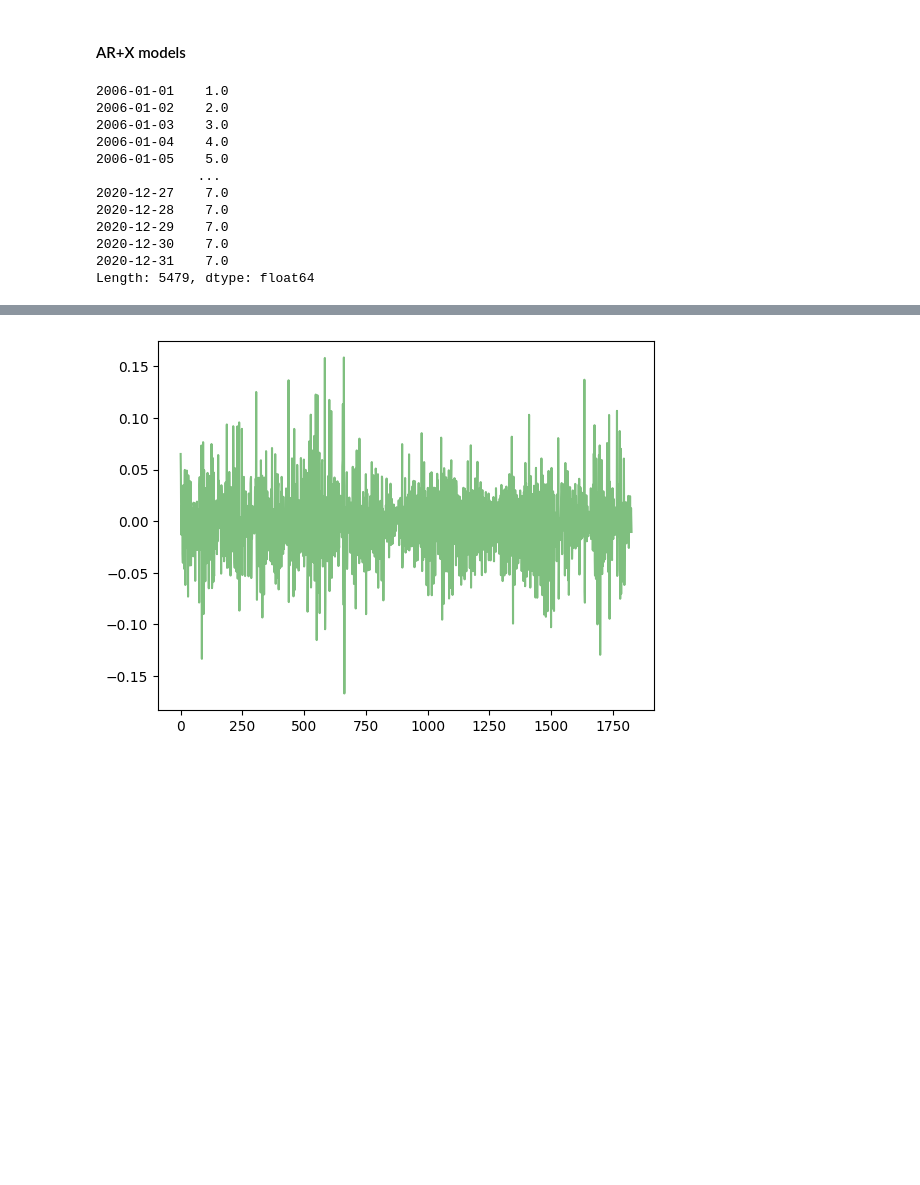
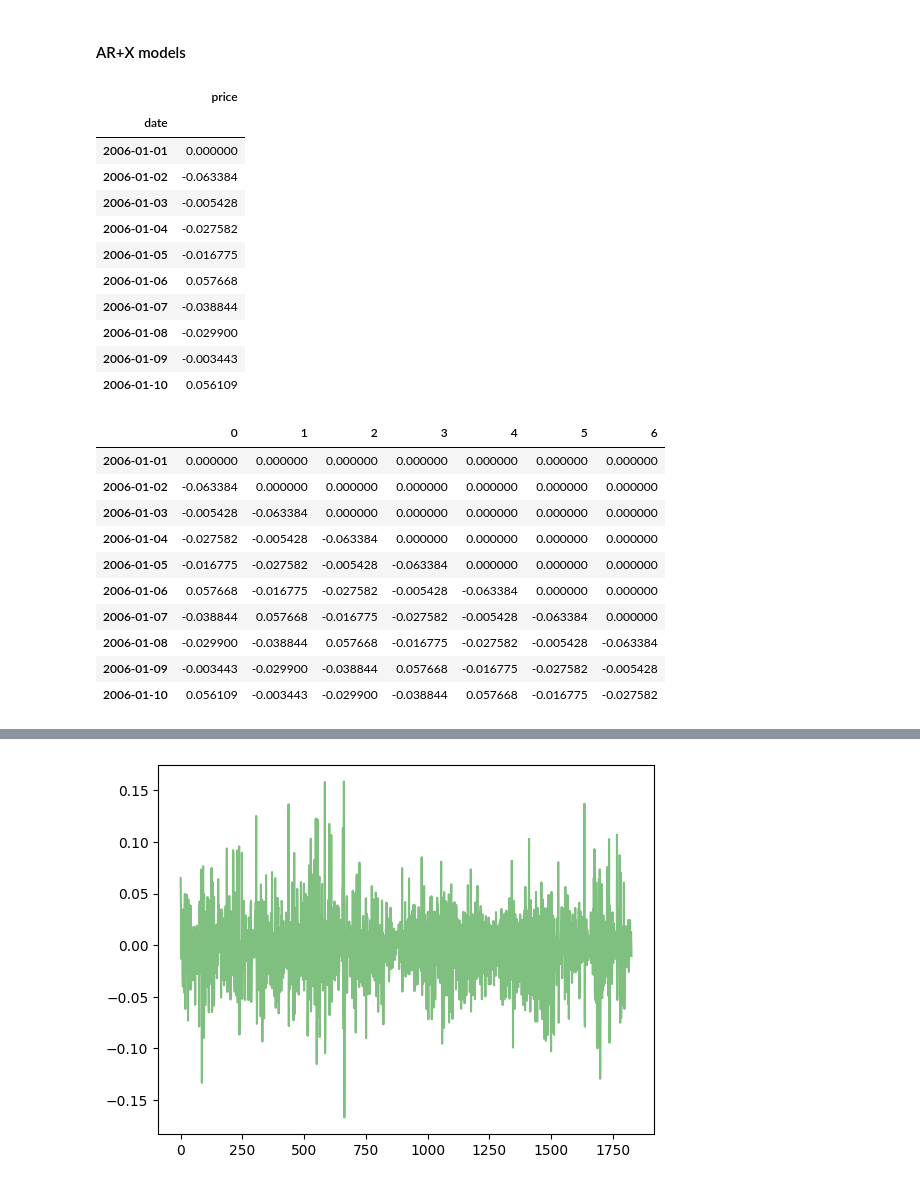
Before and after one commit to Jagabathula-Projects/news-based-forecasting, a Jupyter notebook: foodprice_arima.ipynb, the cells around one changed output, grey strips where cells are left out. Saved outputs shown, nothing was run; the diff lists cells and outputs as text; code cells hidden in the pictures; blank space fills up the shorter version.

```diff
--- a/foodprice_arima.ipynb
+++ b/foodprice_arima.ipynb
@@ -421,18 +436,32 @@ def arx_forecasts(all_data, crop, scale, pred_lag, train_Y, test_y, color_id):
 # %%
-all_event_data_agg.sum(1)
+diff_prices_scaled.iloc[:10]
 # %% [output]
-2006-01-01    1.0
-2006-01-02    2.0
-2006-01-03    3.0
-2006-01-04    4.0
-2006-01-05    5.0
-             ...
-2020-12-27    7.0
-2020-12-28    7.0
-2020-12-29    7.0
-2020-12-30    7.0
-2020-12-31    7.0
-Length: 5479, dtype: float64
+|  | price |
+| date |  |
+| 2006-01-01 | 0.000000 |
+| 2006-01-02 | -0.063384 |
+| 2006-01-03 | -0.005428 |
+| 2006-01-04 | -0.027582 |
+| 2006-01-05 | -0.016775 |
+| 2006-01-06 | 0.057668 |
+| 2006-01-07 | -0.038844 |
+| 2006-01-08 | -0.029900 |
+| 2006-01-09 | -0.003443 |
+| 2006-01-10 | 0.056109 |
+# %%
+all_price_data.iloc[:10]
+# %% [output]
+|  | 0 | 1 | 2 | 3 | 4 | 5 | 6 |
+| 2006-01-01 | 0.000000 | 0.000000 | 0.000000 | 0.000000 | 0.000000 | 0.000000 | 0.000000 |
+| 2006-01-02 | -0.063384 | 0.000000 | 0.000000 | 0.000000 | 0.000000 | 0.000000 | 0.000000 |
+| 2006-01-03 | -0.005428 | -0.063384 | 0.000000 | 0.000000 | 0.000000 | 0.000000 | 0.000000 |
+| 2006-01-04 | -0.027582 | -0.005428 | -0.063384 | 0.000000 | 0.000000 | 0.000000 | 0.000000 |
+| 2006-01-05 | -0.016775 | -0.027582 | -0.005428 | -0.063384 | 0.000000 | 0.000000 | 0.000000 |
+| 2006-01-06 | 0.057668 | -0.016775 | -0.027582 | -0.005428 | -0.063384 | 0.000000 | 0.000000 |
+| 2006-01-07 | -0.038844 | 0.057668 | -0.016775 | -0.027582 | -0.005428 | -0.063384 | 0.000000 |
+| 2006-01-08 | -0.029900 | -0.038844 | 0.057668 | -0.016775 | -0.027582 | -0.005428 | -0.063384 |
+| 2006-01-09 | -0.003443 | -0.029900 | -0.038844 | 0.057668 | -0.016775 | -0.027582 | -0.005428 |
+| 2006-01-10 | 0.056109 | -0.003443 | -0.029900 | -0.038844 | 0.057668 | -0.016775 | -0.027582 |
 # %%
 plt.figure(figsize=(10, 5))
 crop = 'Onion'
```
Also changed, not shown: parts of 15 cells of this notebook, 1 other file.
